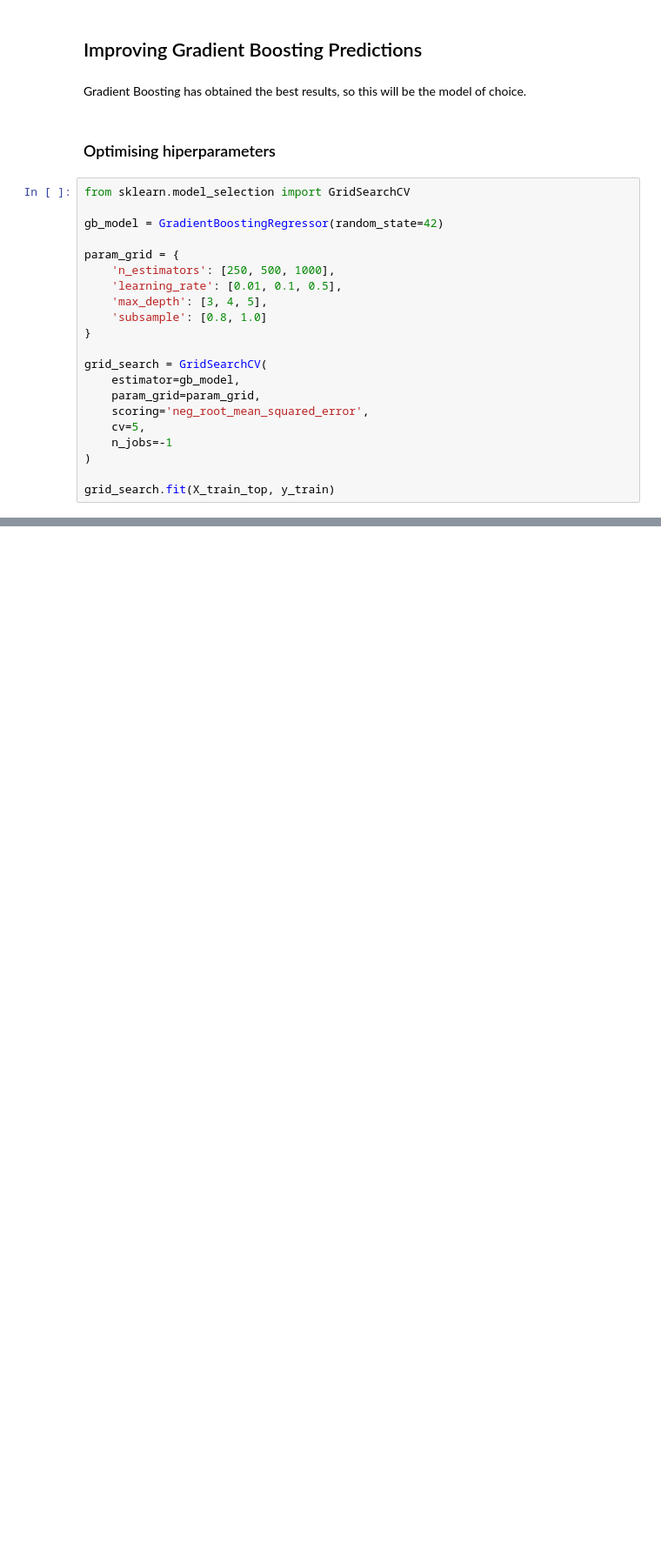
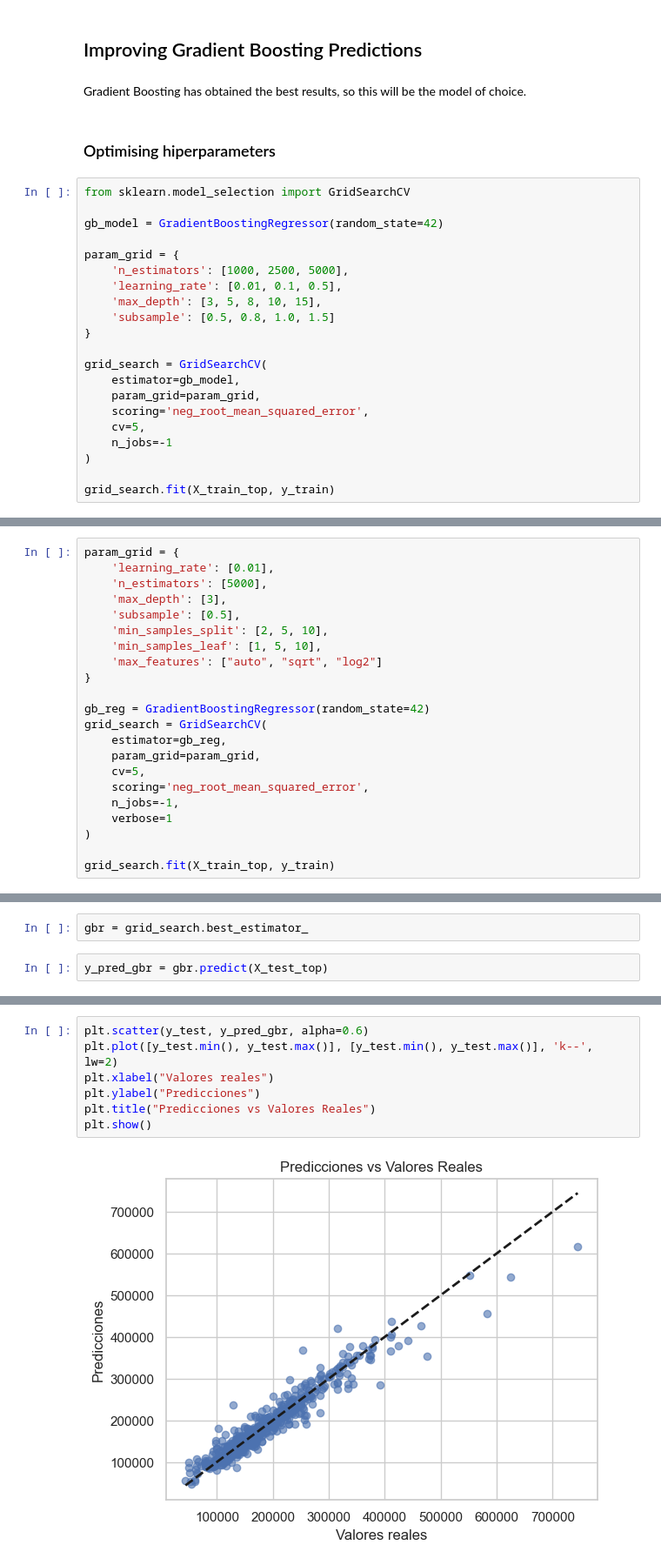
Before and after one commit to HernanRochon664/Proyectos-ML, a Jupyter notebook: house-prices/Housing-prices-predictions.ipynb, the cells around one changed output, grey strips where cells are left out. Shown at 87% size. Drawn from its saved outputs; the diff is of its cells as text; blank space fills up the shorter version.

```diff
--- a/house-prices/Housing-prices-predictions.ipynb
+++ b/house-prices/Housing-prices-predictions.ipynb
@@ -477,10 +455,10 @@ from sklearn.model_selection import GridSearchCV
 gb_model = GradientBoostingRegressor(random_state=42)
 
 param_grid = {
-    'n_estimators': [250, 500, 1000],
+    'n_estimators': [1000, 2500, 5000],
     'learning_rate': [0.01, 0.1, 0.5],
-    'max_depth': [3, 4, 5],
-    'subsample': [0.8, 1.0]
+    'max_depth': [3, 5, 8, 10, 15],
+    'subsample': [0.5, 0.8, 1.0, 1.5]
 }
 
 grid_search = GridSearchCV(
@@ -508,0 +506,22 @@ Best RMSE score from GridSearchCV: 26552.474631272802
+# %%
+param_grid = {
+    'learning_rate': [0.01],
+    'n_estimators': [5000],
+    'max_depth': [3],
+    'subsample': [0.5],
+    'min_samples_split': [2, 5, 10],
+    'min_samples_leaf': [1, 5, 10],
+    'max_features': ["auto", "sqrt", "log2"]
+}
+
+gb_reg = GradientBoostingRegressor(random_state=42)
+grid_search = GridSearchCV(
+    estimator=gb_reg,
+    param_grid=param_grid,
+    cv=5,
+    scoring='neg_root_mean_squared_error',
+    n_jobs=-1,
+    verbose=1
+)
+
+grid_search.fit(X_train_top, y_train)
@@ -508,0 +561,4 @@ Best RMSE score from GridSearchCV: 26552.474631272802
+# %%
+gbr = grid_search.best_estimator_
+# %%
+y_pred_gbr = gbr.predict(X_test_top)
@@ -508,0 +570,9 @@ Best RMSE score from GridSearchCV: 26552.474631272802
+# %%
+plt.scatter(y_test, y_pred_gbr, alpha=0.6)
+plt.plot([y_test.min(), y_test.max()], [y_test.min(), y_test.max()], 'k--', lw=2)
+plt.xlabel("Valores reales")
+plt.ylabel("Predicciones")
+plt.title("Predicciones vs Valores Reales")
+plt.show()
+# %% [output]
+[figure, added]
```
Also changed, not shown: parts of 16 cells of this notebook.
